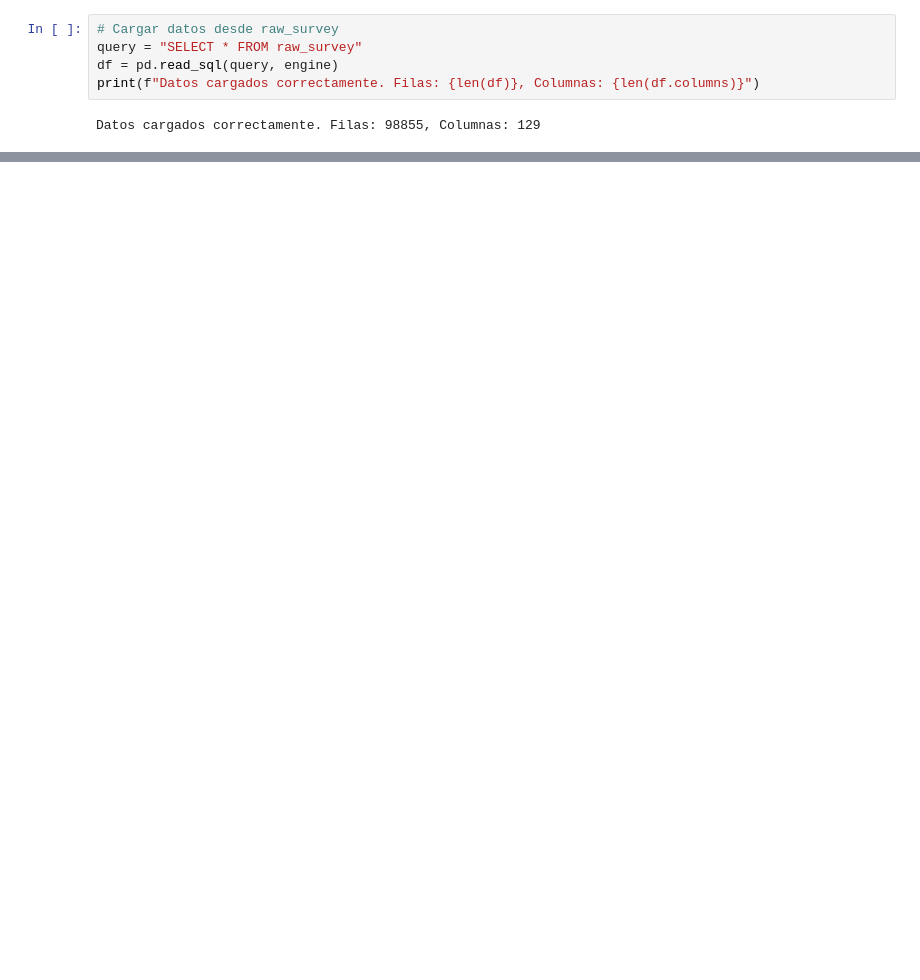
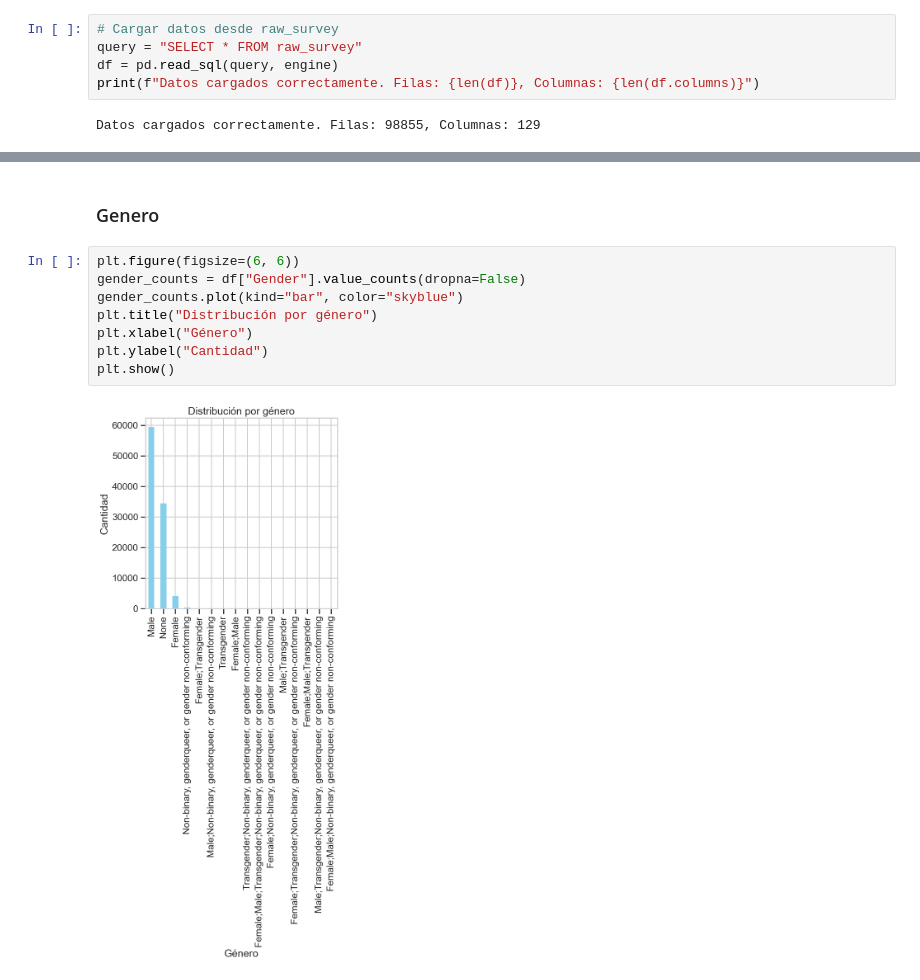
Before and after one commit to NicolasCuaran/DevSurveyInsights, a Jupyter notebook: notebooks/02_survey_eda.ipynb, the cells around one changed output, grey strips where cells are left out. Saved outputs shown, nothing was run; the diff lists cells and outputs as text; blank space fills up the shorter version.

```diff
--- a/notebooks/02_survey_eda.ipynb
+++ b/notebooks/02_survey_eda.ipynb
@@ -64,0 +164,12 @@ df_relevant = df[relevant_columns]
+# %% [markdown]
+### Genero
+# %%
+plt.figure(figsize=(6, 6))
+gender_counts = df["Gender"].value_counts(dropna=False)
+gender_counts.plot(kind="bar", color="skyblue")
+plt.title("Distribución por género")
+plt.xlabel("Género")
+plt.ylabel("Cantidad")
+plt.show()
+# %% [output]
+[figure, added]
```
Also changed, not shown: parts of 54 cells of this notebook, 3 other files.
